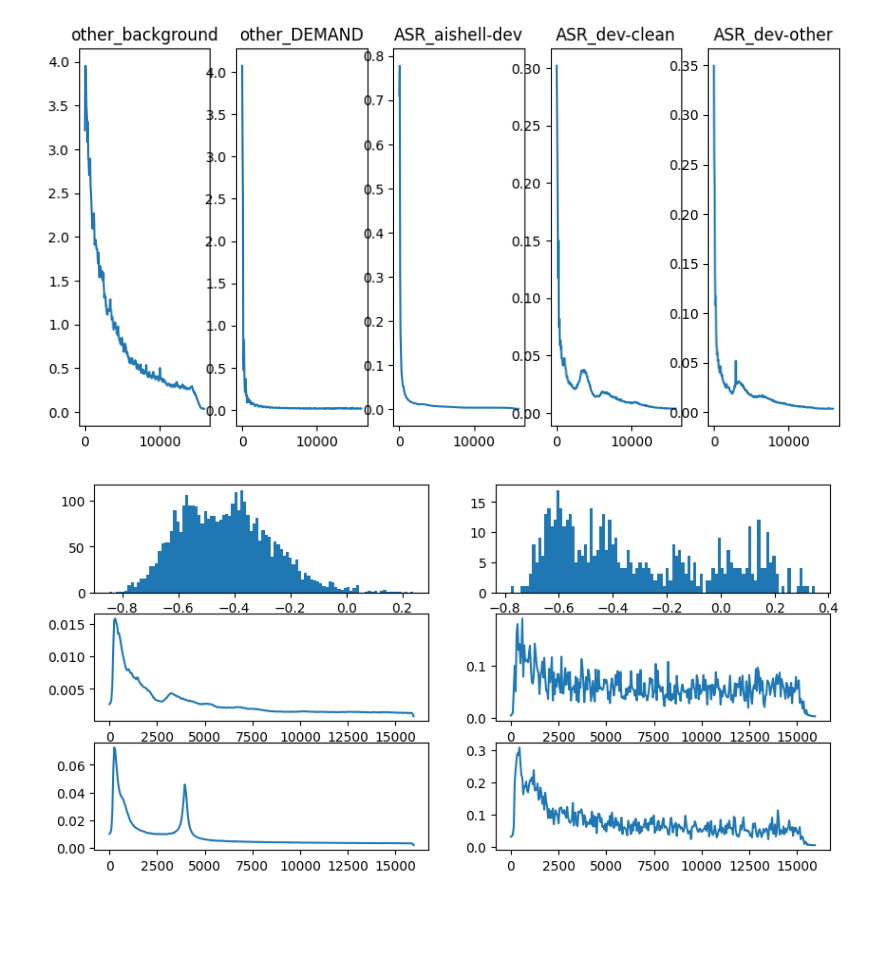
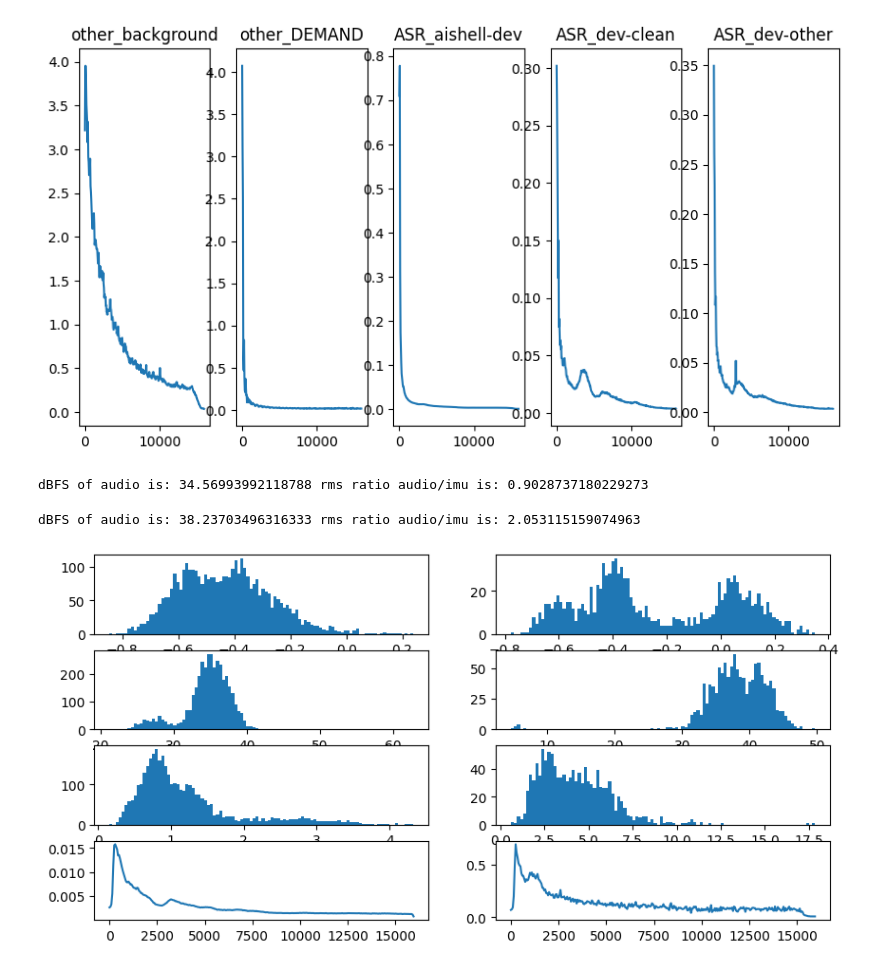
Before and after one commit to CUHK-AIoT-Sensing/Earable, a Jupyter notebook: vibvoice+/figure.ipynb, the cells around one changed output. Drawn from its saved outputs; the diff is of its cells as text; code cells hidden in the pictures; blank space fills up the shorter version.

```diff
--- a/vibvoice+/figure.ipynb
+++ b/vibvoice+/figure.ipynb
@@ -31,35 +30,52 @@ plt.show()
 # %%
 
 b, a = signal.butter(4, 100, 'highpass', fs=16000)
 datasets = [
-            # 'json/EMSB.json',
             'json/ABCS_dev.json',
             'json/V2S.json',
             ]
-fig, axs = plt.subplots(3, len(datasets), figsize=(10, 5))
+fig, axs = plt.subplots(4, len(datasets), figsize=(10, 5))
 fftfreq = np.arange(0, 16000, 16000/320)
 
 for i, data in enumerate(datasets):
     correlation = []
-    if data == 'json/EMSB.json':
-        # only for EMSB
-        files = json.load(open(data, 'r'))['left']
-    else:
-        files_all = json.load(open(data, 'r'))
-        files = []
+    ratio = []
+    dBFS = []
+    files_all = json.load(open(data, 'r'))
+    files = []
+    if data == 'json/ABCS_dev.json':
         for key in files_all.keys():
             files += files_all[key]
+    else:
+        for key in files_all.keys():
+            for section in files_all[key].keys():
+                files += files_all[key][section]
     fft = np.zeros((2, 320, ))
     for file in tqdm(files):
         recording, sr = librosa.load(file[0], sr=None, mono=False)
         recording = signal.filtfilt(b, a, recording)
+        rms = np.sqrt(np.mean(recording**2, axis=-1))
+        dBFS.append(np.log10(1 / rms) * 20)
+        ratio.append(rms)
         pearsonr = stats.pearsonr(recording[0], recording[1])[0]
         correlation.append(pearsonr)
         fft += np.abs(np.fft.fft(recording, n=640, axis=-1)[:, :320])
     fft /= len(files)
     axs[0, i].hist(correlation, bins=100)
-    axs[1, i].plot(fftfreq, fft[0])
-    axs[2, i].plot(fftfreq, fft[1])
+    avg_dBFS = np.mean(dBFS, axis=0)
+    avg_ratio = np.mean(ratio, axis=0)
+    if data == 'json/ABCS_dev.json':
+        print('dBFS of audio is:', avg_dBFS[0], 'rms ratio audio/imu is:', avg_ratio[0]/avg_ratio[1])
+        axs[1, i].hist(np.array(dBFS)[:, 0], bins=100)
+        axs[2, i].hist(np.array(ratio)[:, 0]/np.array(ratio)[:, 1], bins=100)
+        axs[3, i].plot(fftfreq, fft[0])
+    else:
+        print('dBFS of audio is:', avg_dBFS[1], 'rms ratio audio/imu is:', avg_ratio[1]/avg_ratio[0])
+        axs[1, i].hist(np.array(dBFS)[:, 1], bins=100)
+        axs[2, i].hist(np.array(ratio)[:, 1]/np.array(ratio)[:, 0], bins=100)
+        axs[3, i].plot(fftfreq, fft[1])
 plt.show()
 # %% [output]
+dBFS of audio is: 34.56993992118788 rms ratio audio/imu is: 0.9028737180229273
+dBFS of audio is: 38.23703496316333 rms ratio audio/imu is: 2.053115159074963
-[figure, old version]
+[figure, new version]
```
Also changed, not shown: parts of 3 cells of this notebook, 15 other files.
